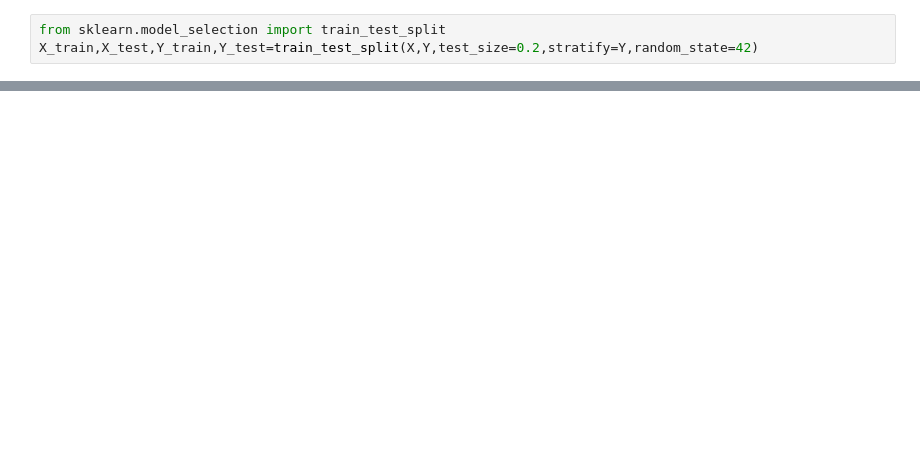
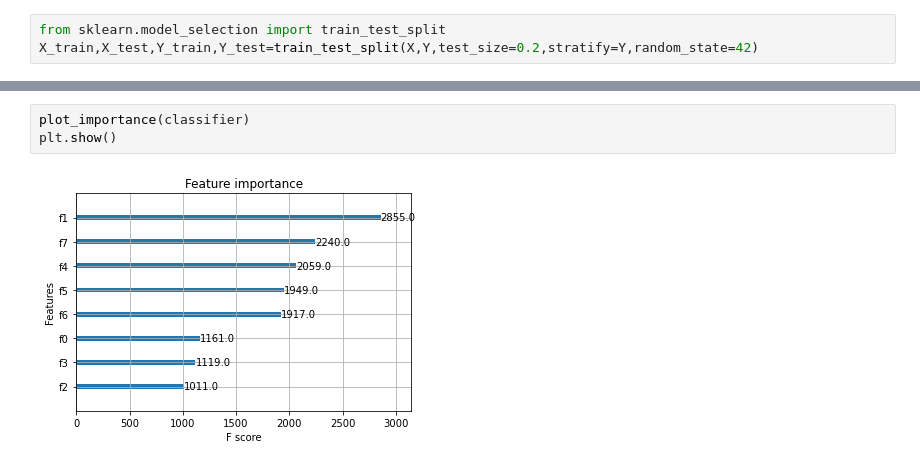
Before and after one commit to VickArmand/Early-Diabetes-Prediction-Project, a Jupyter notebook: Model for prediction.ipynb, the cells around one changed output, grey strips where cells are left out. Cells and saved outputs as stored; diff of their text form; blank space fills up the shorter version.

```diff
--- a/Model for prediction.ipynb
+++ b/Model for prediction.ipynb
@@ -95,0 +207,5 @@ xgboost.__version__
+# %%
+plot_importance(classifier)
+plt.show()
+# %% [output]
+[figure, added]
```
Also changed, not shown: parts of 18 cells of this notebook, 5 other files.
